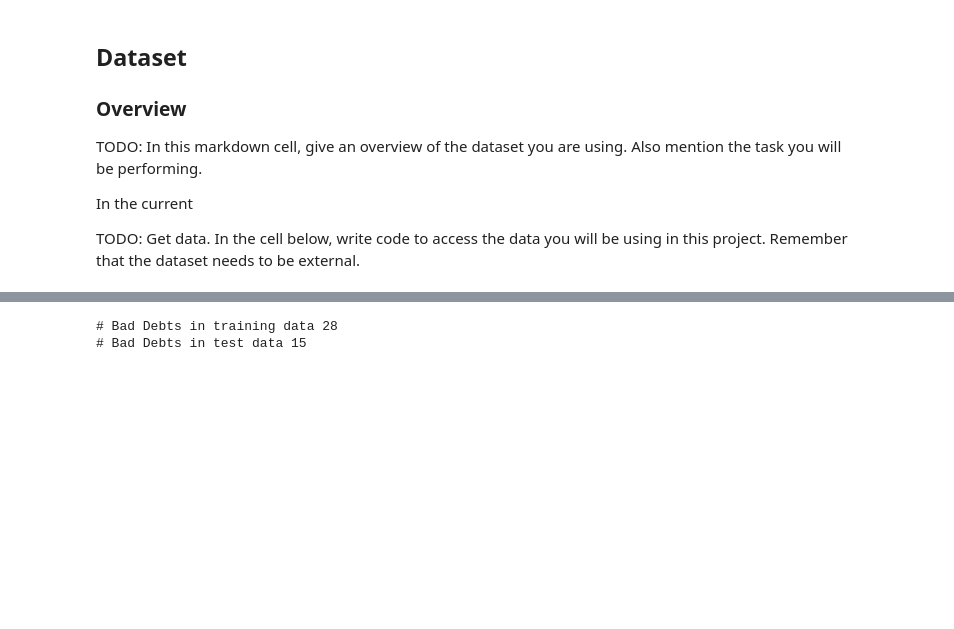
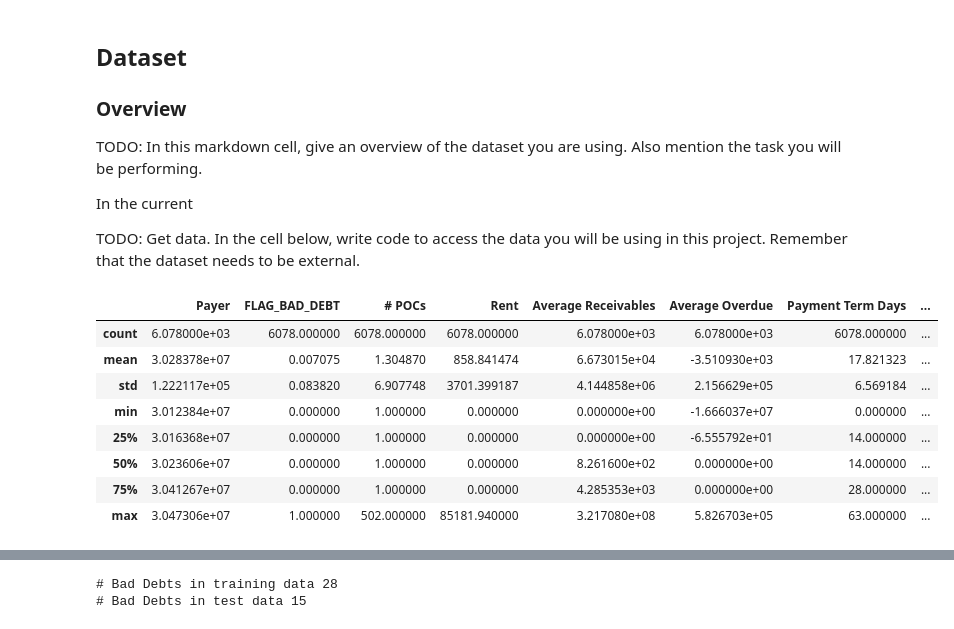
Before and after one commit to NAMU2NI/Capstone_Project, a Jupyter notebook: automl.ipynb, the cells around one changed output, grey strips where cells are left out. Saved outputs shown, nothing was run; the diff lists cells and outputs as text; code cells hidden in the pictures; blank space fills up the shorter version.

```diff
--- a/automl.ipynb
+++ b/automl.ipynb
@@ -31,0 +44,34 @@ all_data = pd.concat([x,y_dataframe], axis = 1)
+# %%
+from azureml.data.dataset_factory import TabularDatasetFactory
+from azureml.core import Dataset
+# NOTE: update the key to match the dataset name
+found = False
+key = "Bankruptcu-dataset"
+description_text = "Predicting Bankruptcy capstone project"
+
+if key in ws.datasets.keys():
+        found = True
+        dataset = ws.datasets[key]
+
+if not found:
+        # Create Hyperdrive Dataset and register it into Workspace
+        url = 'https://raw.githubusercontent.com/NAMU2NI/Capstone_Project/main/POC_level_features.csv'
+        dataset = Dataset.Tabular.from_delimited_files(url)
+        #Register Dataset in Workspace
+        dataset = dataset.register(workspace=ws,
+                                   name=key,
+                                   description=description_text)
+
+
+df = dataset.to_pandas_dataframe()
+df.describe()
+# %% [output]
+|  | Payer | FLAG_BAD_DEBT | # POCs | Rent | Average Receivables | Average Overdue | Payment Term Days | ... |
+| count | 6.078000e+03 | 6078.000000 | 6078.000000 | 6078.000000 | 6.078000e+03 | 6.078000e+03 | 6078.000000 | ... |
+| mean | 3.028378e+07 | 0.007075 | 1.304870 | 858.841474 | 6.673015e+04 | -3.510930e+03 | 17.821323 | ... |
+| std | 1.222117e+05 | 0.083820 | 6.907748 | 3701.399187 | 4.144858e+06 | 2.156629e+05 | 6.569184 | ... |
+| min | 3.012384e+07 | 0.000000 | 1.000000 | 0.000000 | 0.000000e+00 | -1.666037e+07 | 0.000000 | ... |
+| 25% | 3.016368e+07 | 0.000000 | 1.000000 | 0.000000 | 0.000000e+00 | -6.555792e+01 | 14.000000 | ... |
+| 50% | 3.023606e+07 | 0.000000 | 1.000000 | 0.000000 | 8.261600e+02 | 0.000000e+00 | 14.000000 | ... |
+| 75% | 3.041267e+07 | 0.000000 | 1.000000 | 0.000000 | 4.285353e+03 | 0.000000e+00 | 28.000000 | ... |
+| max | 3.047306e+07 | 1.000000 | 502.000000 | 85181.940000 | 3.217080e+08 | 5.826703e+05 | 63.000000 | ... |
```
Also changed, not shown: parts of 41 cells of this notebook, 2 other files.
